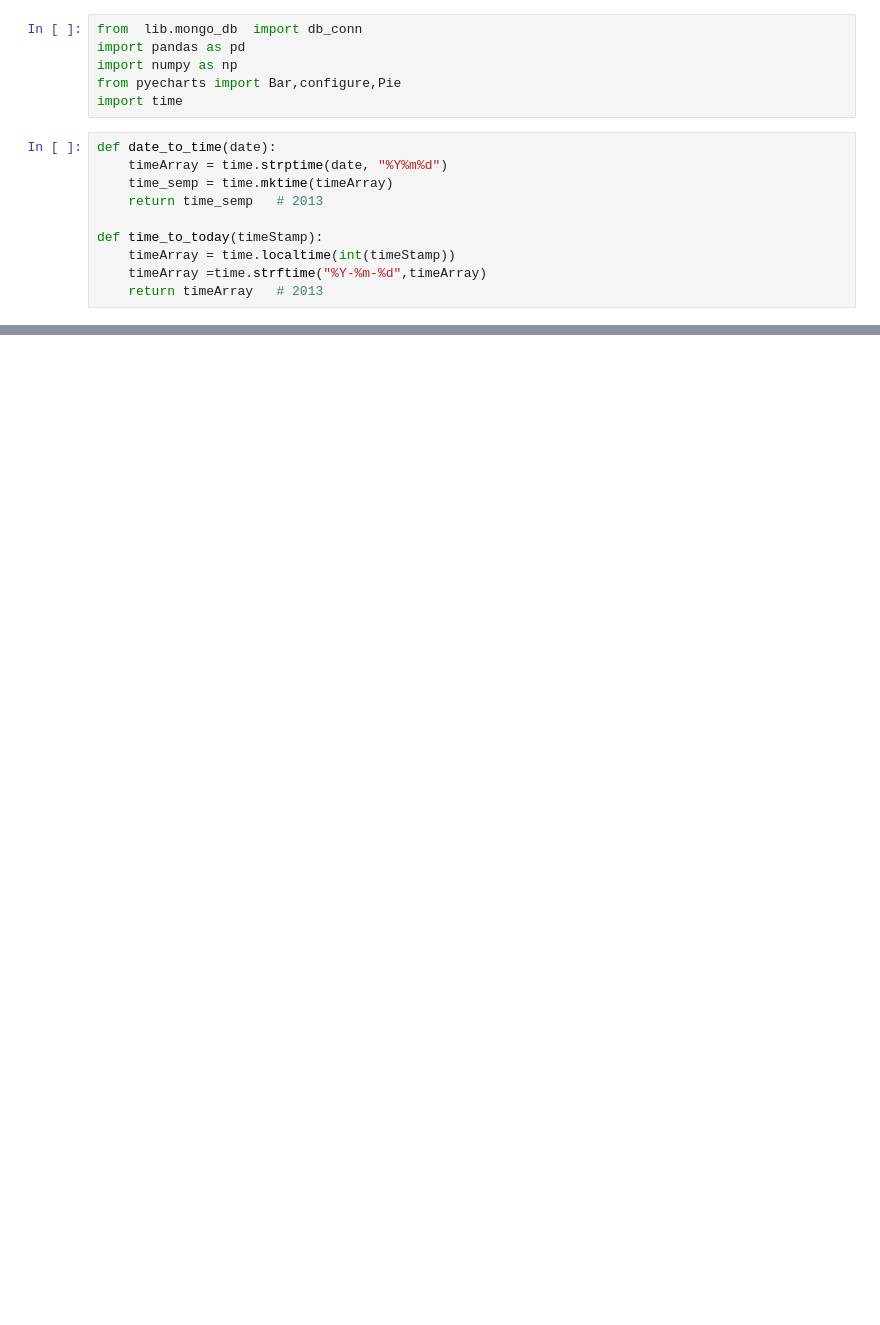
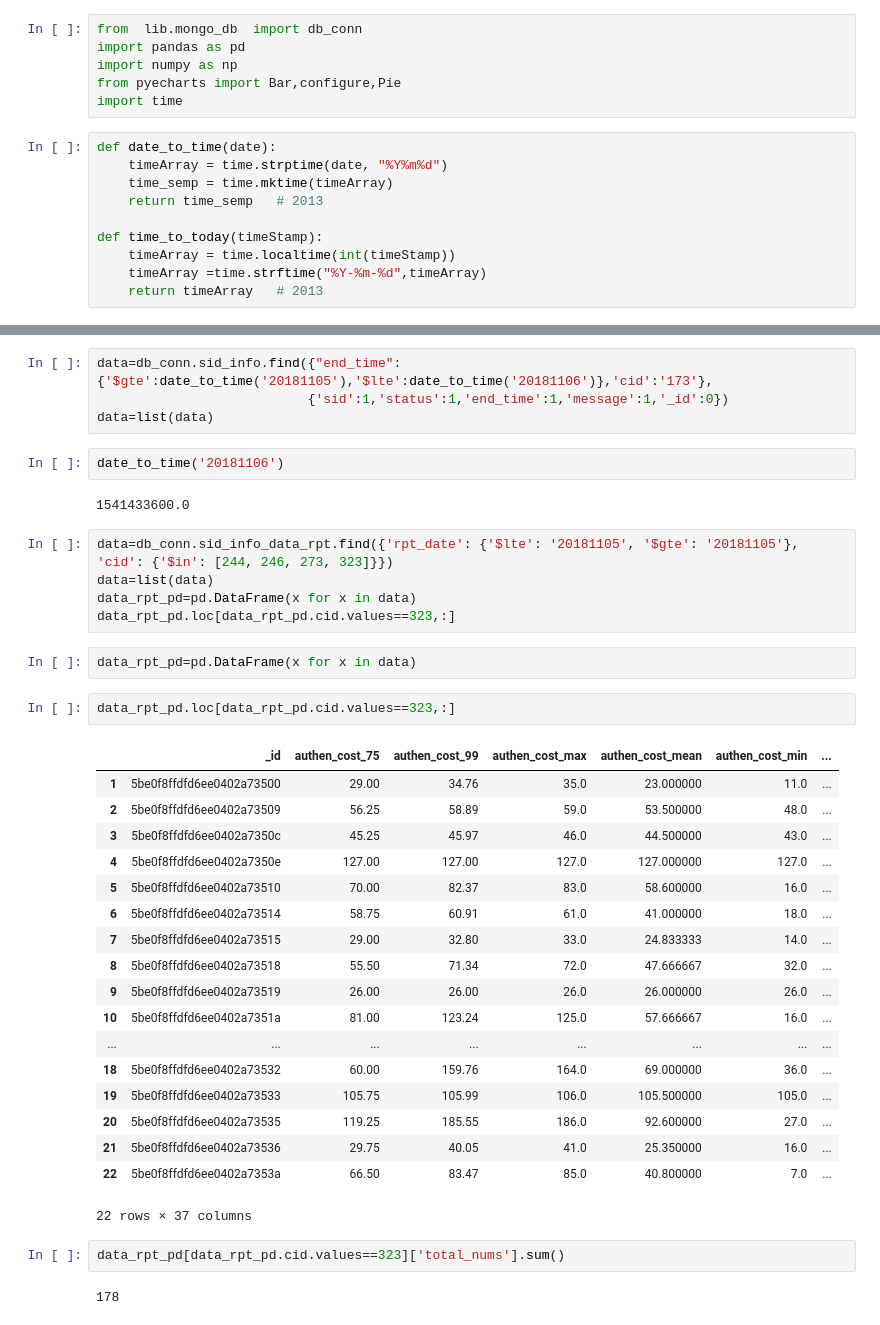
Before and after one commit to jhyehuang/jhye_tool, a Jupyter notebook: mongo/mongodb_209_err_code_count.ipynb, the cells around one changed output, grey strips where cells are left out. Drawn from its saved outputs; the diff is of its cells as text; blank space fills up the shorter version.

```diff
--- a/mongo/mongodb_209_err_code_count.ipynb
+++ b/mongo/mongodb_209_err_code_count.ipynb
@@ -121,0 +75,40 @@ today_to_day()
+# %%
+data=db_conn.sid_info.find({"end_time":{'$gte':date_to_time('20181105'),'$lte':date_to_time('20181106')},'cid':'173'},
+                           {'sid':1,'status':1,'end_time':1,'message':1,'_id':0})
+data=list(data)
+# %%
+date_to_time('20181106')
+# %% [output]
+1541433600.0
+# %%
+data=db_conn.sid_info_data_rpt.find({'rpt_date': {'$lte': '20181105', '$gte': '20181105'}, 'cid': {'$in': [244, 246, 273, 323]}})
+data=list(data)
+data_rpt_pd=pd.DataFrame(x for x in data)
+data_rpt_pd.loc[data_rpt_pd.cid.values==323,:]
+# %%
+data_rpt_pd=pd.DataFrame(x for x in data)
+# %%
+data_rpt_pd.loc[data_rpt_pd.cid.values==323,:]
+# %% [output]
+|  | _id | authen_cost_75 | authen_cost_99 | authen_cost_max | authen_cost_mean | authen_cost_min | ... |
+| 1 | 5be0f8ffdfd6ee0402a73500 | 29.00 | 34.76 | 35.0 | 23.000000 | 11.0 | ... |
+| 2 | 5be0f8ffdfd6ee0402a73509 | 56.25 | 58.89 | 59.0 | 53.500000 | 48.0 | ... |
+| 3 | 5be0f8ffdfd6ee0402a7350c | 45.25 | 45.97 | 46.0 | 44.500000 | 43.0 | ... |
+| 4 | 5be0f8ffdfd6ee0402a7350e | 127.00 | 127.00 | 127.0 | 127.000000 | 127.0 | ... |
+| 5 | 5be0f8ffdfd6ee0402a73510 | 70.00 | 82.37 | 83.0 | 58.600000 | 16.0 | ... |
+| 6 | 5be0f8ffdfd6ee0402a73514 | 58.75 | 60.91 | 61.0 | 41.000000 | 18.0 | ... |
+| 7 | 5be0f8ffdfd6ee0402a73515 | 29.00 | 32.80 | 33.0 | 24.833333 | 14.0 | ... |
+| 8 | 5be0f8ffdfd6ee0402a73518 | 55.50 | 71.34 | 72.0 | 47.666667 | 32.0 | ... |
+| 9 | 5be0f8ffdfd6ee0402a73519 | 26.00 | 26.00 | 26.0 | 26.000000 | 26.0 | ... |
+| 10 | 5be0f8ffdfd6ee0402a7351a | 81.00 | 123.24 | 125.0 | 57.666667 | 16.0 | ... |
+| ... | ... | ... | ... | ... | ... | ... | ... |
+| 18 | 5be0f8ffdfd6ee0402a73532 | 60.00 | 159.76 | 164.0 | 69.000000 | 36.0 | ... |
+| 19 | 5be0f8ffdfd6ee0402a73533 | 105.75 | 105.99 | 106.0 | 105.500000 | 105.0 | ... |
+| 20 | 5be0f8ffdfd6ee0402a73535 | 119.25 | 185.55 | 186.0 | 92.600000 | 27.0 | ... |
+| 21 | 5be0f8ffdfd6ee0402a73536 | 29.75 | 40.05 | 41.0 | 25.350000 | 16.0 | ... |
+| 22 | 5be0f8ffdfd6ee0402a7353a | 66.50 | 83.47 | 85.0 | 40.800000 | 7.0 | ... |
+22 rows × 37 columns
+# %%
+data_rpt_pd[data_rpt_pd.cid.values==323]['total_nums'].sum()
+# %% [output]
+178
```
Also changed, not shown: parts of 39 cells of this notebook, 14 other files.
